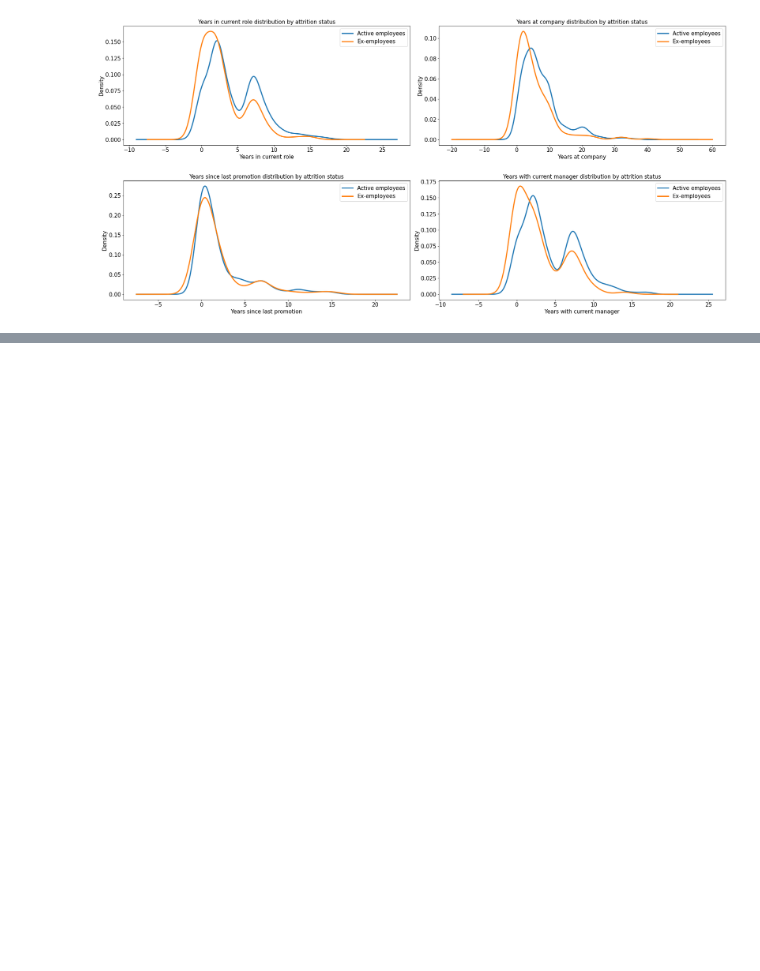
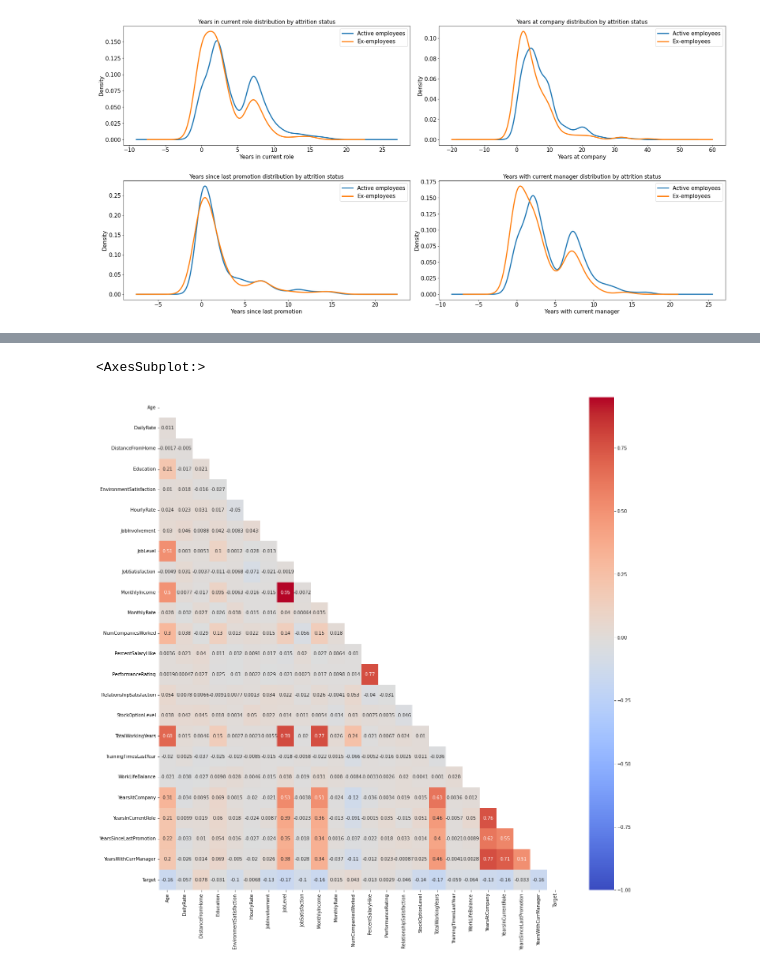
Before and after one commit to slavaminchuk/Employee-Churn, a Jupyter notebook: Отток сотрудников.ipynb, the cells around one changed output, grey strips where cells are left out. Cells and saved outputs as stored; diff of their text form; code cells hidden in the pictures; blank space fills up the shorter version.

```diff
--- a/Отток сотрудников.ipynb
+++ b/Отток сотрудников.ipynb
@@ -321,0 +417,4 @@ plt.plot()
+# %%
+df_corr = df.drop(df.select_dtypes("object").columns, axis=1)
+# %%
+df_corr["Target"] = df["Attrition"].apply(lambda x: 1 if x=="Yes" else 0)
@@ -321,0 +435,8 @@ plt.plot()
+# %%
+corr_matrix = np.triu(df_corr.corr())
+# %%
+plt.figure(figsize=(20, 20))
+sns.heatmap(df_corr.corr(),cmap="coolwarm",mask=corr_matrix,vmin=-1,annot=True)
+# %% [output]
+<AxesSubplot:>
+[figure, added]
```
Also changed, not shown: parts of 43 cells of this notebook.
